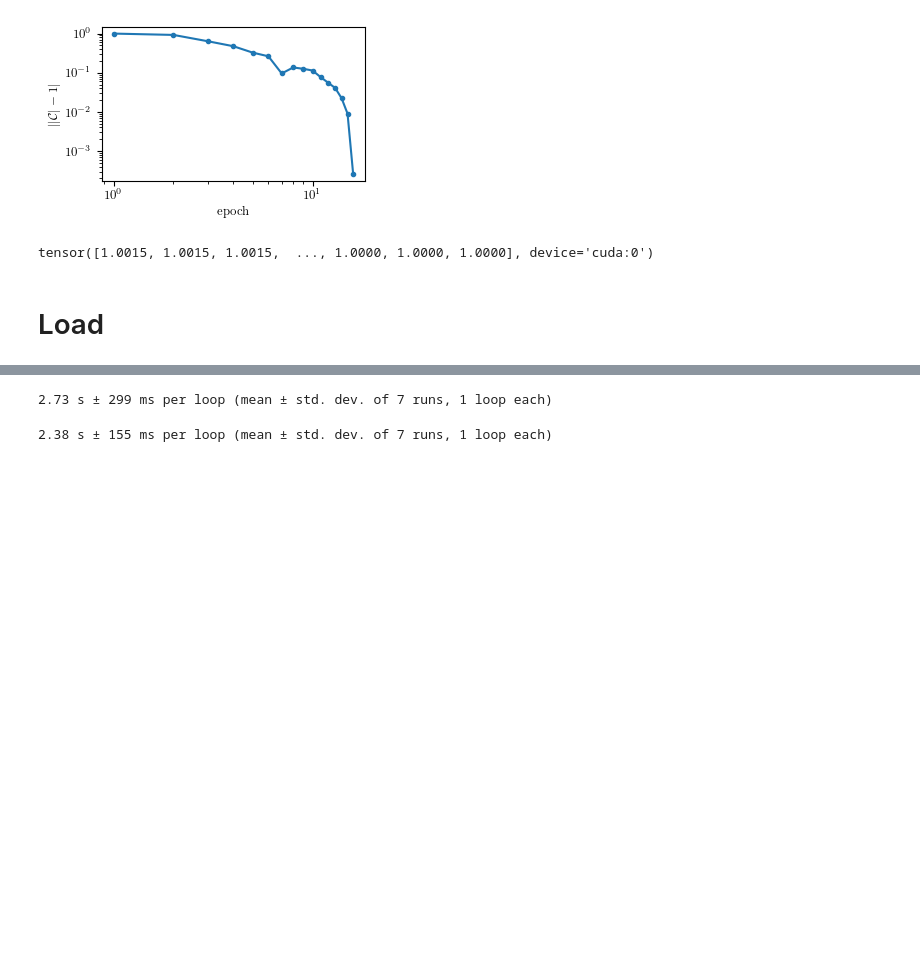
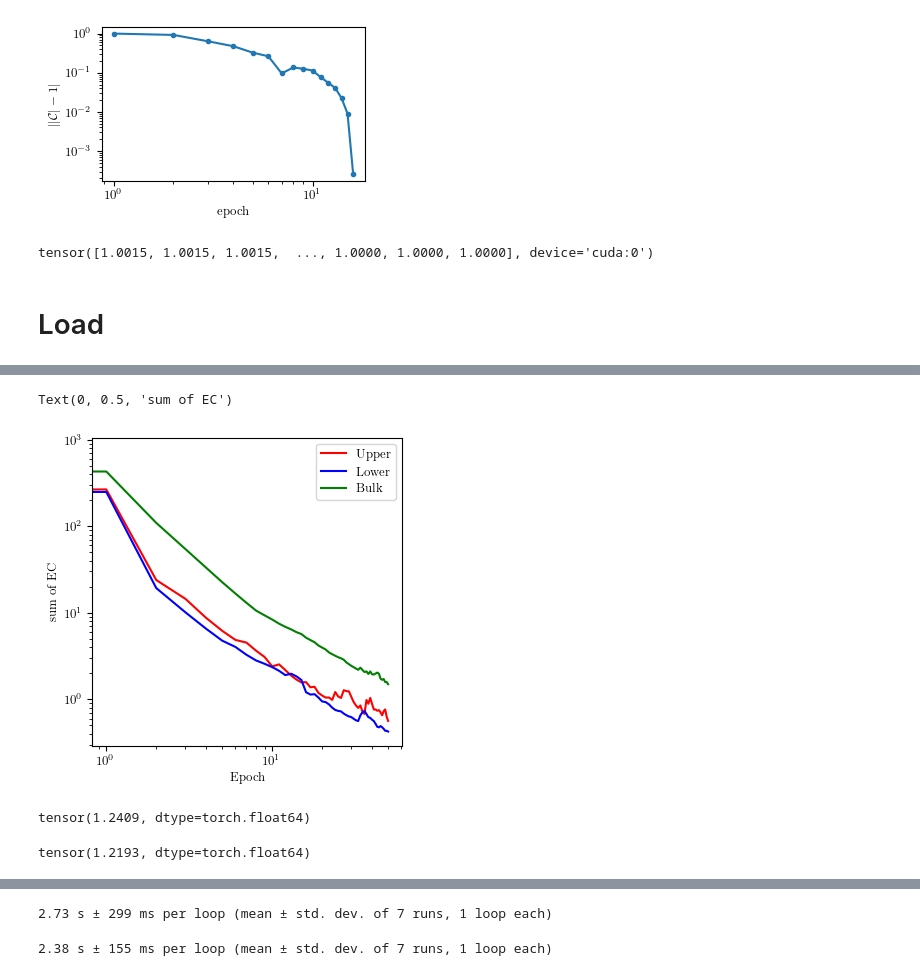
Before and after one commit to hainingpan/GTN, a Jupyter notebook: test_pytorch.ipynb, the cells around one changed output, grey strips where cells are left out. Drawn from its saved outputs; the diff is of its cells as text; code cells hidden in the pictures; blank space fills up the shorter version.

```diff
--- a/test_pytorch.ipynb
+++ b/test_pytorch.ipynb
@@ -459,0 +484,22 @@ ani.save('L35_truncate_50.mp4', writer='ffmpeg', fps=3,dpi=200)
+# %%
+fig,ax=plt.subplots(figsize=(4,4))
+ax.plot([rs['EC'][idx][0][:10].sum() for idx in range(len(rs['EC']))],color='r',label='Upper')
+ax.plot([rs['EC'][idx][0][25:].sum() for idx in range(len(rs['EC']))],color='b',label='Lower')
+ax.plot([rs['EC'][idx][0][10:25].sum() for idx in range(len(rs['EC']))],color='g',label='Bulk')
+ax.legend()
+ax.set_yscale('log')
+ax.set_xscale('log')
+ax.set_xlabel('Epoch')
+ax.set_ylabel('sum of EC')
+# ax[1].plot([rs['EC'][idx][0].sum(axis=1)[17:].sum() for idx in range(len(rs['EC']))])
+# %% [output]
+Text(0, 0.5, 'sum of EC')
+[figure, added]
+# %%
+rs['EC'][-1][0][:17].sum()
+# %% [output]
+tensor(1.2409, dtype=torch.float64)
+# %%
+rs['EC'][-1][0][:,:17].sum()
+# %% [output]
+tensor(1.2193, dtype=torch.float64)
```
Also changed, not shown: parts of 12 cells of this notebook.
